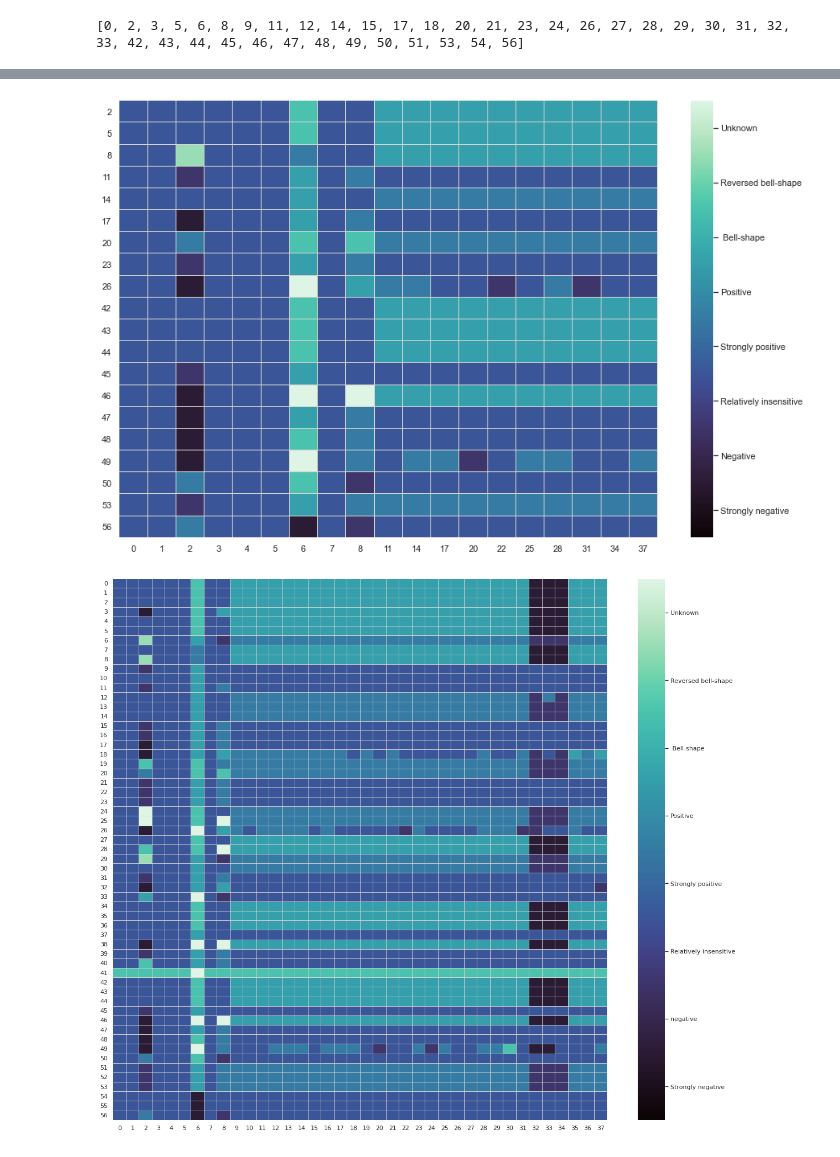
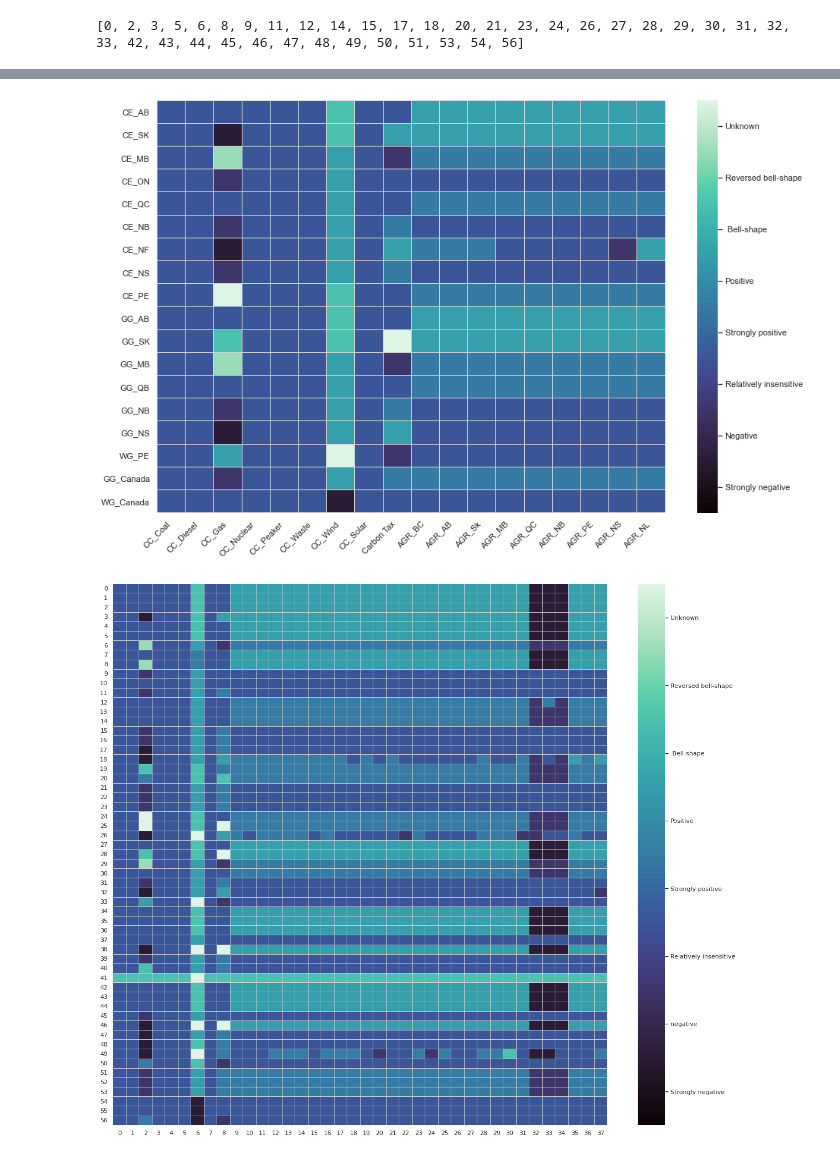
Before and after one commit to ZahraJahangiri/DL_COPPER, a Jupyter notebook: Heatmap_clusters.ipynb, the cells around one changed output, grey strips where cells are left out. Cells and saved outputs as stored; diff of their text form; code cells hidden in the pictures.

Commit message:
'names_added'

```diff
--- a/Heatmap_clusters.ipynb
+++ b/Heatmap_clusters.ipynb
@@ -70,3 +70,14 @@ df_2040 = pd.read_excel('Clusters_3_removed.xlsx', header = 0,
 # %%
 df_2050 = pd.read_excel('Clusters_3_removed.xlsx', header = 0,
                         usecols = cols_2050, nrows = 57, engine='openpyxl')
+# %%
+cols2030_names = ['CC_Coal', 'CC_Diesel', 'CC_Gas', 'CC_Nuclear', 'CC_Peaker', 'CC_Waste', 'CC_Wind',
+                          'CC_Solar', 'Carbon Tax', 'AGR_BC', 'AGR_AB', 'AGR_Sk', 'AGR_MB', 'AGR_QC', 'AGR_NB',
+                          'AGR_PE', 'AGR_NS', 'AGR_NL' ]
+# %%
+rows2030_names = ['CE_AB', 'CE_SK', 'CE_MB', 'CE_ON', 'CE_QC','CE_NB','CE_NF','CE_NS','CE_PE','GG_AB'
+                 ,'GG_SK','GG_MB', 'GG_QB', 'GG_NB', 'GG_NS', 'WG_PE', 'GG_Canada', 'WG_Canada']
+# %%
+df_2030_2 = df_2030.set_axis(cols2030_names, axis=1)
+# %%
+df_2030_2 = df_2030_2.set_axis(rows2030_names, axis=0)
@@ -162,22 +193,22 @@ print(df_2050)
 # %%
 import seaborn as sns
 import numpy as np
 import matplotlib.pyplot as plt
 
 # plot a heatmap
 sns.set(rc = {'figure.figsize':(15,10)})
-ax = sns.heatmap(df_2050, linewidths=0.005, linecolor='lightgray', robust=True, fmt="f", cmap="mako", vmin=0, vmax=8)
+ax = sns.heatmap(df_2030_2, linewidths=0.005, linecolor='lightgray', robust=True, fmt="f", cmap="mako", vmin=0, vmax=8)
 
 colorbar = ax.collections[0].colorbar
 colorbar.set_ticks( [0.5, 1.5, 2.5, 3.5, 4.5, 5.5, 6.5, 7.5, 8.5], update_ticks=True)
 colorbar.set_ticklabels(['Strongly negative', 'Negative', 'Relatively insensitive', 'Strongly positive', 'Positive', ' Bell-shape',  'Reversed bell-shape', 'Unknown'])
 
 
-_, labels = plt.yticks()
-plt.setp(labels, rotation=0)
-plt.savefig('heatmap2050.png')
+_, labels = plt.xticks()
+plt.setp(labels, rotation=45, horizontalalignment='right')
+plt.savefig('heatmap2030_named.png')
 # %% [output]
-[figure, old version]
+[figure, new version]
 # %%
 import seaborn as sns
 import numpy as np
```
Also changed, not shown: parts of 1 cell of this notebook.
